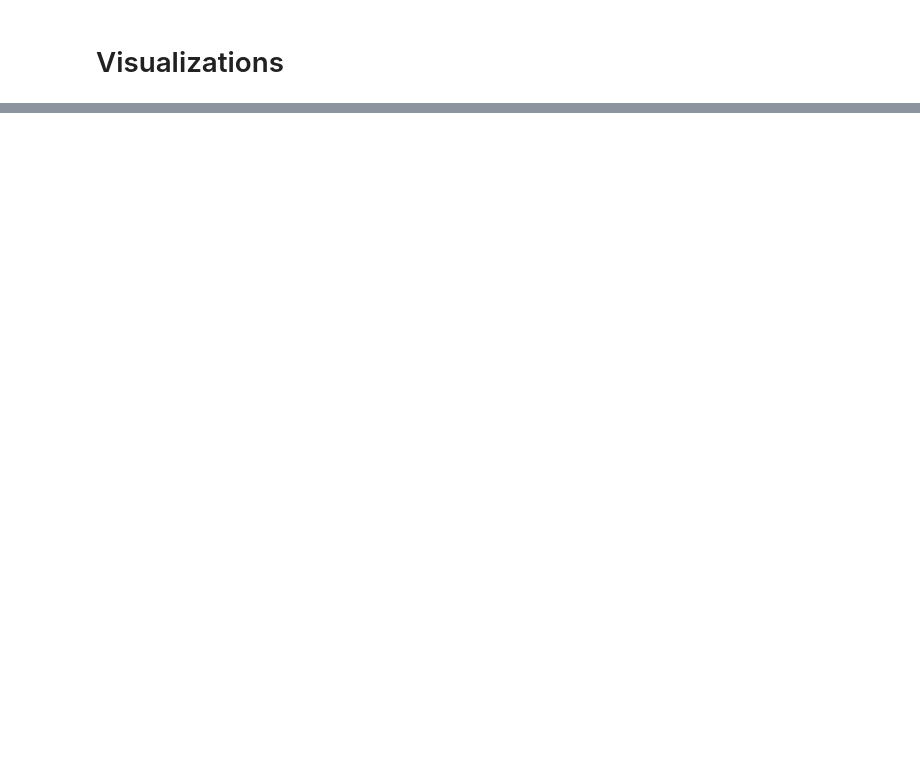
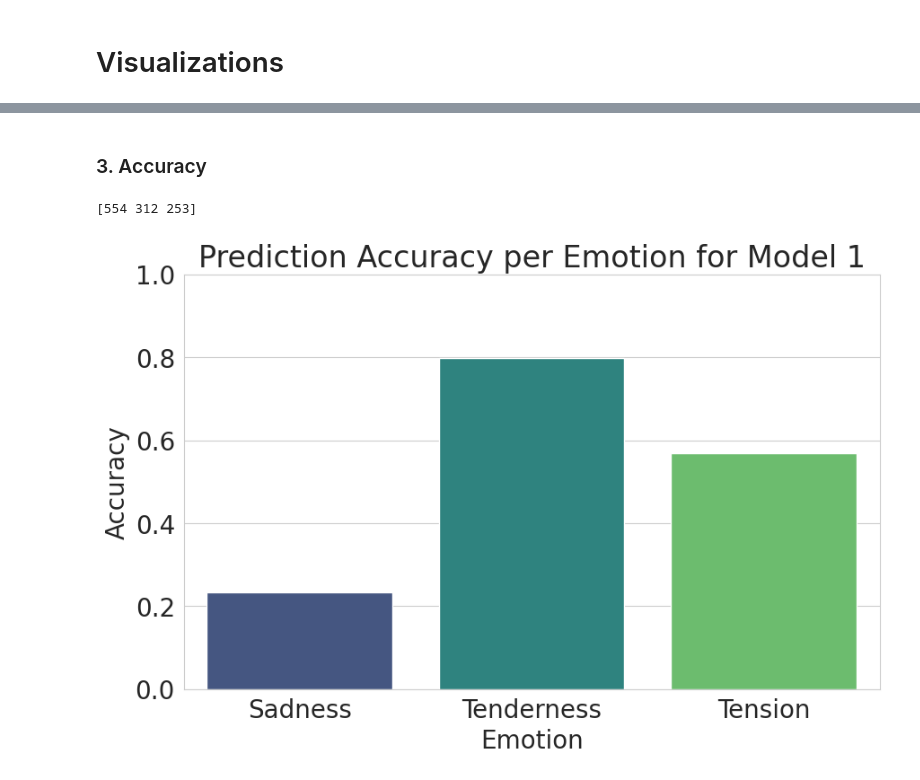
Before and after one commit to glazar01/lyric-pulse-sentiment-analysis, a Jupyter notebook: models/lyrics_analysis_all_models.ipynb, the cells around one changed output, grey strips where cells are left out. Cells and saved outputs as stored; diff of their text form; code cells hidden in the pictures; blank space fills up the shorter version.

```diff
--- a/models/lyrics_analysis_all_models.ipynb
+++ b/models/lyrics_analysis_all_models.ipynb
@@ -494,0 +510,4 @@ plt.show()
+# %%
+def calculate_confusion_matrix(original_emotions, predicted_emotions, labels):
+  cm = confusion_matrix(original_emotions, predicted_emotions, labels=unique_labels)
+  return cm
@@ -495 +536,26 @@ plt.show()
+# %% [markdown]
+### 3. Accuracy
+# %%
+def plot_accuracy(original_emotions, predicted_emotions, model_num):
+  unique_labels = list(set(original_emotions) | set(predicted_emotions))
+  unique_labels.remove("")
+
+  cm = calculate_confusion_matrix(original_emotions, predicted_emotions, unique_labels)
+
+  accuracies = cm.diagonal() / cm.sum(axis=1)
+
+  # Visualize the accuracies
+  plt.figure(figsize=(10, 6))
+  sns.barplot(x=list(emotion_accuracy.keys()), y=list(emotion_accuracy.values()), palette="viridis")
+  plt.rcParams.update({'font.size': 20})
+  plt.title('Prediction Accuracy per Emotion for Model ' + str(model_num))
+  plt.ylabel('Accuracy')
+  plt.xlabel('Emotion')
+  plt.ylim(0, 1)  # Setting y-axis limits to be between 0 and 1 for clarity
+  plt.show()
+# %%
+plot_accuracy(s_original_emotions,s_mapped_predictions[0],1)
+# %% [output]
+[554 312 253]
+[figure, added]
 # %%
```
Also changed, not shown: parts of 20 cells of this notebook.
